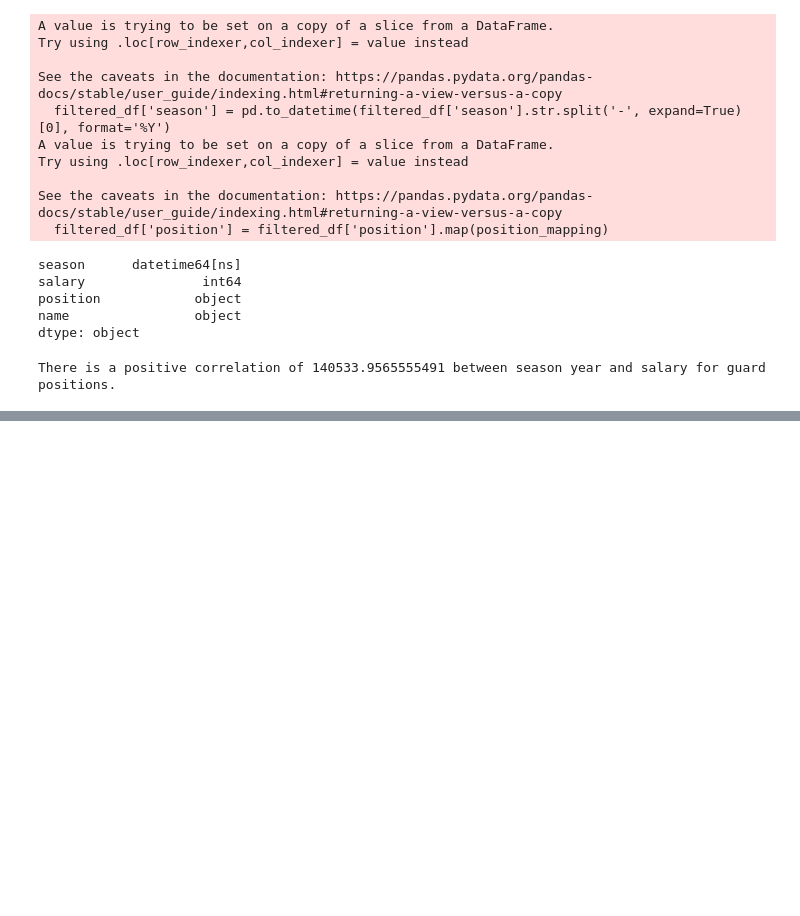
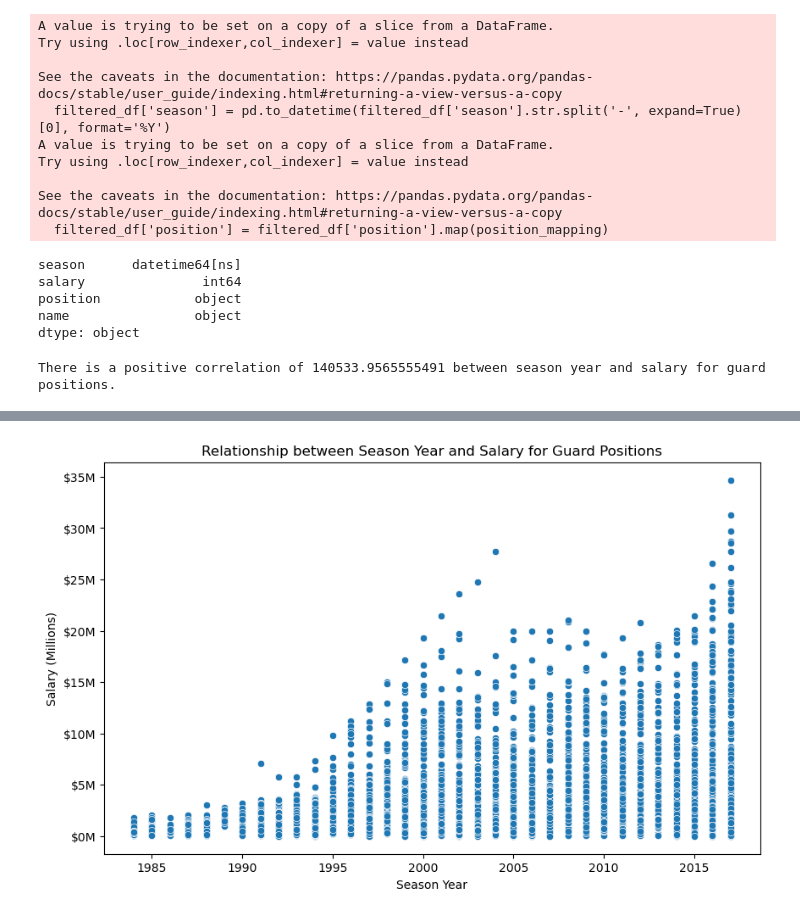
Before and after one commit to carlosfrev123/DS-4002-Group-18, a Jupyter notebook: SCRIPTS/Analysis.ipynb, the cells around one changed output, grey strips where cells are left out. Saved outputs shown, nothing was run; the diff lists cells and outputs as text; code cells hidden in the pictures; blank space fills up the shorter version.

```diff
--- a/SCRIPTS/Analysis.ipynb
+++ b/SCRIPTS/Analysis.ipynb
@@ -112,3 +116,22 @@ else:
 There is a positive correlation of 140533.9565555491 between season year and salary for guard positions.
 # %% [markdown]
 ## The coefficient value of approximately $140533.9565555491 indicates that, on average, for every one unit increase in the season year (e.g., moving from 1990 to 1991), the salary for guard positions increases by approximately $140533.9565555491.
+# %%
+# Convert salary to millions
+y_millions = y / 1_000_000
+
+# Visualization
+plt.figure(figsize=(10, 6))
+
+
+sns.scatterplot(x=X['season'], y=y_millions)
+plt.title('Relationship between Season Year and Salary for Guard Positions')
+plt.xlabel('Season Year')
+plt.ylabel('Salary (Millions)')
+
+# Format y-axis labels to display in millions
+plt.gca().yaxis.set_major_formatter(ticker.StrMethodFormatter('${x:,.0f}M'))
+
+plt.show()
+# %% [output]
+[figure, added]
```
Also changed, not shown: parts of 2 cells of this notebook, 1 other file.
